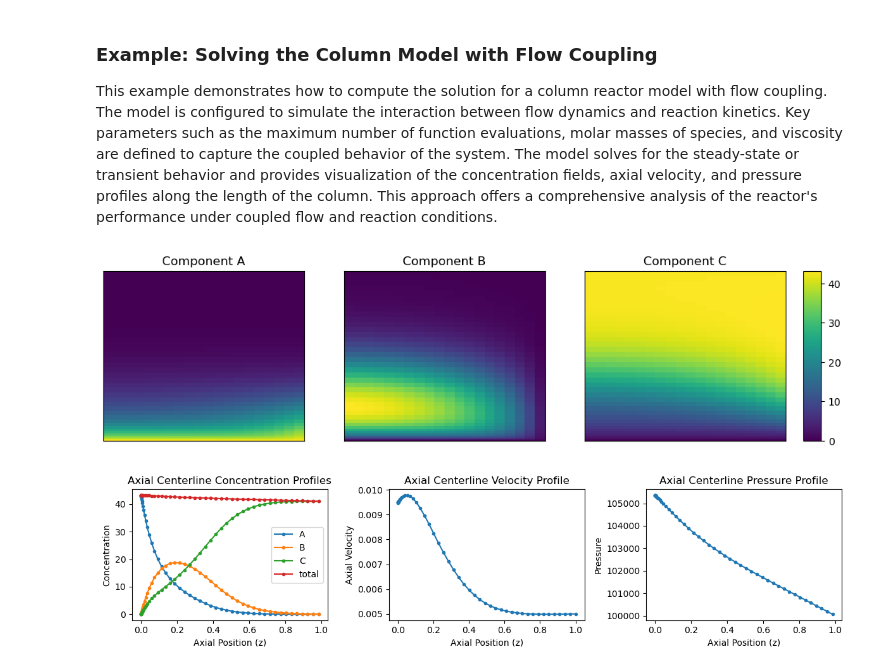
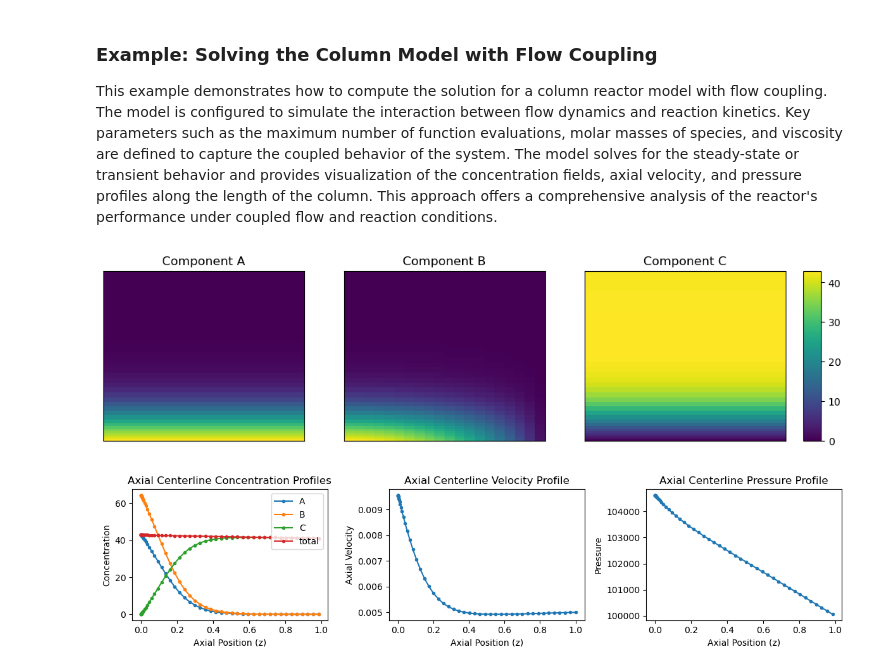
Before and after one commit to multiscale-modelling-multiphase-flows/pymrm, a Jupyter notebook: examples/L8_pressure_velocity_coupling.ipynb, the cells around one changed output. Cells and saved outputs as stored; diff of their text form; code cells hidden in the pictures.

Commit message:
Update pressure-velocity coupling with immobile species

```diff
--- a/examples/L8_pressure_velocity_coupling.ipynb
+++ b/examples/L8_pressure_velocity_coupling.ipynb
@@ -685,7 +697,10 @@ def plot_axial_profile(model):
     # Plot concentration profiles
     for i in range(rm.c.shape[-1]):
         axes[0].plot(rm.z_c, rm.c[:, 0, i], '.-', label=labels[i])
-    axes[0].plot(rm.z_c, np.sum(rm.c[:, 0, :], axis=-1), '.-', label='total')
+    if hasattr(model, 'mobile_indcs'):
+        axes[0].plot(rm.z_c, np.sum(rm.c[:, 0, model.mobile_indcs], axis=-1), '.-', label='total')
+    else:
+        axes[0].plot(rm.z_c, np.sum(rm.c[:, 0, :], axis=-1), '.-', label='total')
     axes[0].set_xlabel('Axial Position (z)')
     axes[0].set_ylabel('Concentration')
     axes[0].legend()
@@ -817,29 +832,29 @@ This example demonstrates how to compute the solution for a column reactor model
 # %%
 def init_params_flow_coupling(model):
     """
     Initialize parameters for the flow coupling model.
 
     Parameters:
     - model: The FlowCoupling model instance.
     """
     model.rm.maxfev = 5  # Set the maximum number of function evaluations in the reactor model
     model.maxfev = 10    # Set the maximum number of iterations within a time step for the flow coupling model
-    model.molar_mass = [[[34.016e-3, 18.016e-3, 32.00e-3]]]  # Molar masses of the species in kg/mol
+    model.molar_mass = [34.016e-3, 18.016e-3, 32.00e-3]  # Molar masses of the species in kg/mol
     model.visc = 1.0e-3  # Dynamic viscosity in Pa.s (Pascal-second)
-    #model.is_mobile = [0,2]
+    model.mobile_indcs = [0,2]
 
 # Initialize the column model with flow coupling, using the FlowCoupling class
 # The init_params_flow_coupling function is used to initialize additional parameters for pressure and velocity
 column_model_with_flow_coupling = FlowCoupling(column_model, init_params=init_params_flow_coupling)
 
 # Solve the column model with flow coupling
 column_model_with_flow_coupling.solve()
 
 # Plot the 2D concentration fields for each component in the model
 plot_model_2D(column_model_with_flow_coupling.rm)
 
 # Plot axial profiles for concentrations, axial velocity, and pressure (if available)
 plot_axial_profile(column_model_with_flow_coupling)
 # %% [output]
-[figure, old version]
+[figure, new version]
-[figure, old version]
+[figure, new version]
```
Also changed, not shown: parts of 2 cells of this notebook.
